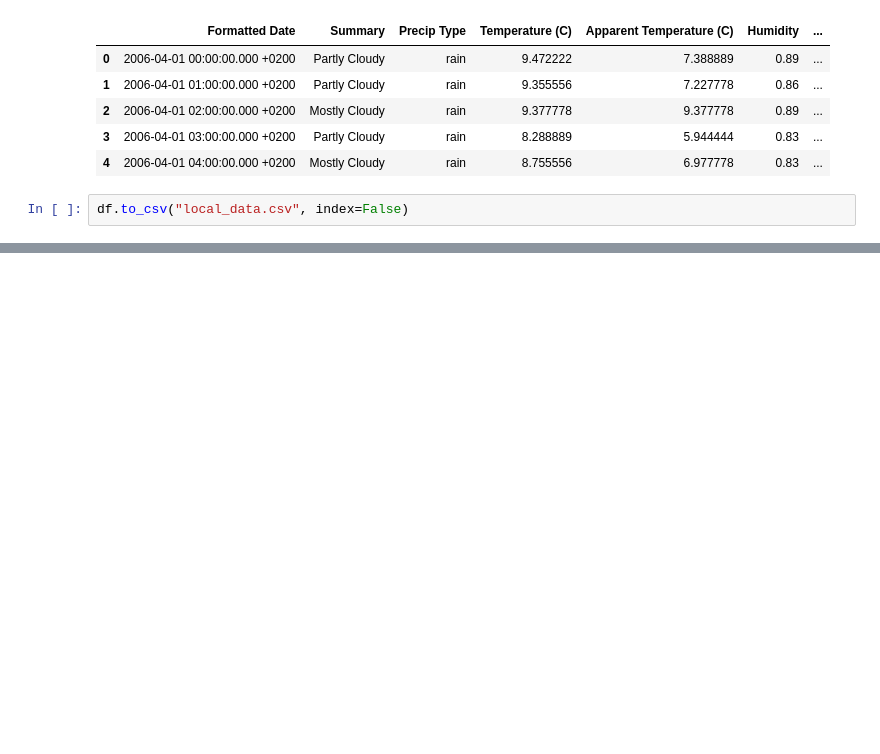
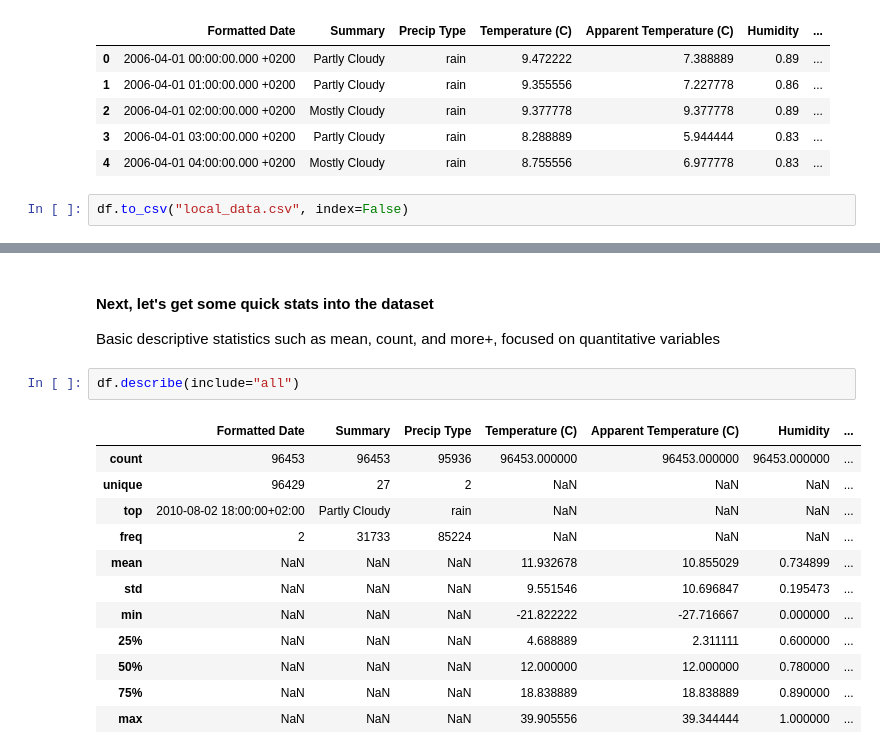
Before and after one commit to Amaefule5/IC_2025-DEC-ML140_01, a Jupyter notebook: IC_2025_DEC_ML140_01.ipynb, the cells around one changed output, grey strips where cells are left out. Saved outputs shown, nothing was run; the diff lists cells and outputs as text; blank space fills up the shorter version.

```diff
--- a/IC_2025_DEC_ML140_01.ipynb
+++ b/IC_2025_DEC_ML140_01.ipynb
@@ -39,0 +92,18 @@ df.to_csv("local_data.csv", index=False)
+# %% [markdown]
+#### **Next, let's get some quick stats into the dataset**
+Basic descriptive statistics such as mean, count, and more+, focused on quantitative variables
+# %%
+df.describe(include="all")
+# %% [output]
+|  | Formatted Date | Summary | Precip Type | Temperature (C) | Apparent Temperature (C) | Humidity | ... |
+| count | 96453 | 96453 | 95936 | 96453.000000 | 96453.000000 | 96453.000000 | ... |
+| unique | 96429 | 27 | 2 | NaN | NaN | NaN | ... |
+| top | 2010-08-02 18:00:00+02:00 | Partly Cloudy | rain | NaN | NaN | NaN | ... |
+| freq | 2 | 31733 | 85224 | NaN | NaN | NaN | ... |
+| mean | NaN | NaN | NaN | 11.932678 | 10.855029 | 0.734899 | ... |
+| std | NaN | NaN | NaN | 9.551546 | 10.696847 | 0.195473 | ... |
+| min | NaN | NaN | NaN | -21.822222 | -27.716667 | 0.000000 | ... |
+| 25% | NaN | NaN | NaN | 4.688889 | 2.311111 | 0.600000 | ... |
+| 50% | NaN | NaN | NaN | 12.000000 | 12.000000 | 0.780000 | ... |
+| 75% | NaN | NaN | NaN | 18.838889 | 18.838889 | 0.890000 | ... |
+| max | NaN | NaN | NaN | 39.905556 | 39.344444 | 1.000000 | ... |
```
Also changed, not shown: parts of 7 cells of this notebook.
